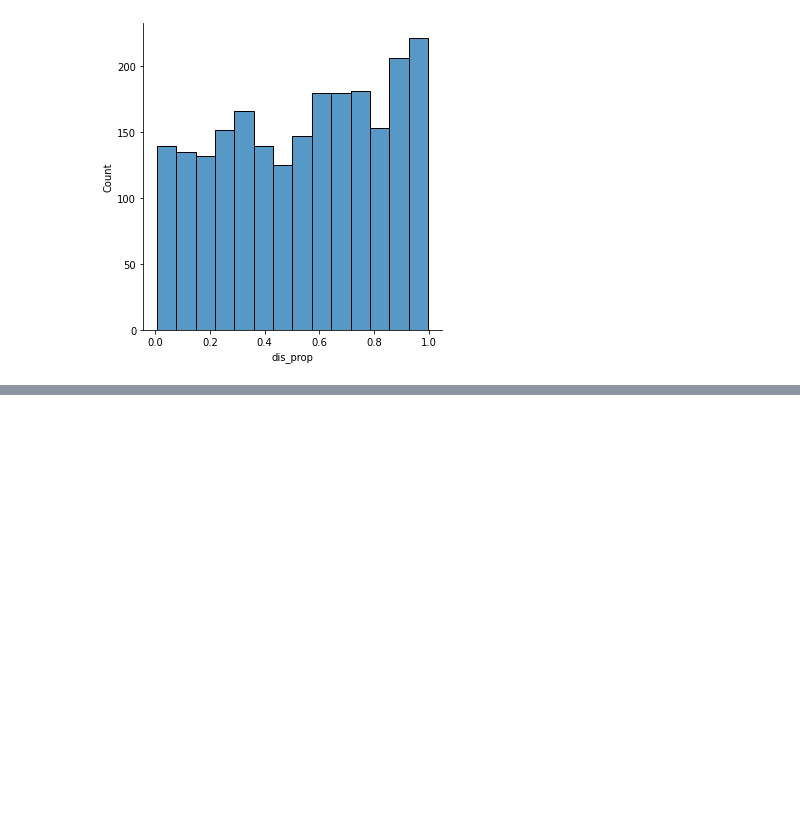
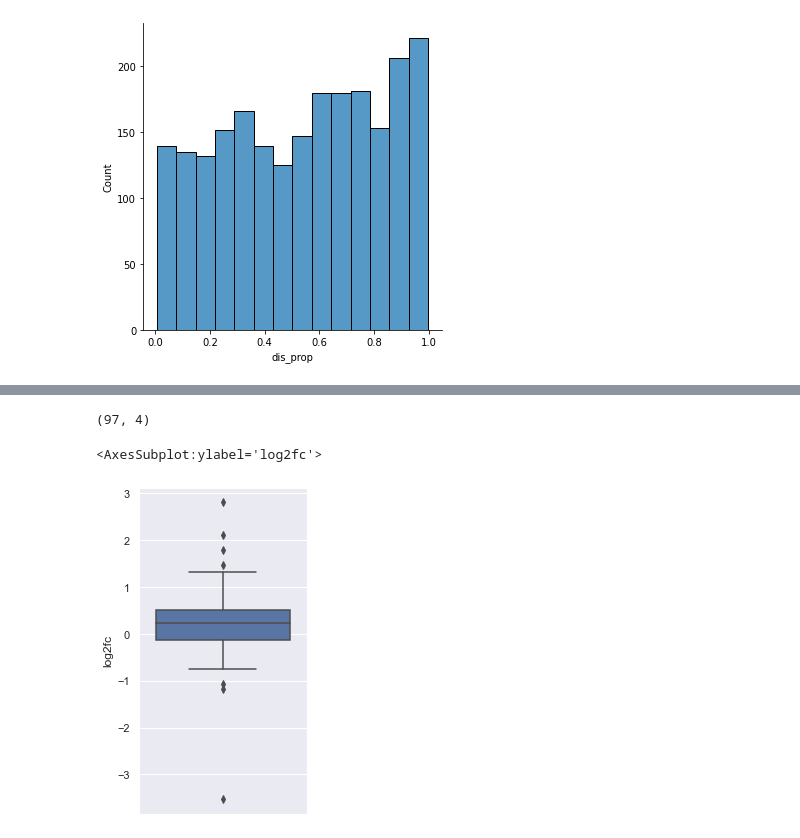
Before and after one commit to CrescentLuo/sequtils, a Jupyter notebook: TestNoteBook.ipynb, the cells around one changed output, grey strips where cells are left out. Drawn from its saved outputs; the diff is of its cells as text; code cells hidden in the pictures; blank space fills up the shorter version.

```diff
--- a/TestNoteBook.ipynb
+++ b/TestNoteBook.ipynb
@@ -184,0 +250,18 @@ ax = sns.displot(x='dis_prop',  data=event_dis_stat)
+# %%
+HNRNPC_kd_exp = pd.read_csv('/Users/zluo/Downloads/ENCFF973MZG.tsv',sep='\t')
+HNRNPC_kd_exp = HNRNPC_kd_exp[HNRNPC_kd_exp['gene_id'].isin(cryptic_HNRNPC['gene_id'])]
+
+HNRNPC_ctrl_exp = pd.read_csv('/Users/zluo/Downloads/ENCFF704NAC.tsv',sep='\t')
+HNRNPC_ctrl_exp = HNRNPC_ctrl_exp[HNRNPC_ctrl_exp['gene_id'].isin(cryptic_HNRNPC['gene_id'])]
+
+HNRNPC_kd_exp = HNRNPC_kd_exp[['gene_id','FPKM']]
+HNRNPC_ctrl_exp = HNRNPC_ctrl_exp[['gene_id','FPKM']]
+HNRNPC_exp = pd.merge(HNRNPC_ctrl_exp,HNRNPC_kd_exp, on='gene_id',suffixes=['_ctrl','_kd'])
+HNRNPC_exp['log2fc'] = np.log2(HNRNPC_exp['FPKM_kd'] / HNRNPC_exp['FPKM_ctrl'])
+HNRNPC_exp.shape
+sns.boxplot(y='log2fc',data=HNRNPC_exp)
+plt.savefig('/Users/zluo/TestData/HNRNPC_exp.pdf')
+# %% [output]
+(97, 4)
+<AxesSubplot:ylabel='log2fc'>
+[figure, added]
```
Also changed, not shown: parts of 12 cells of this notebook, 2 other files.
